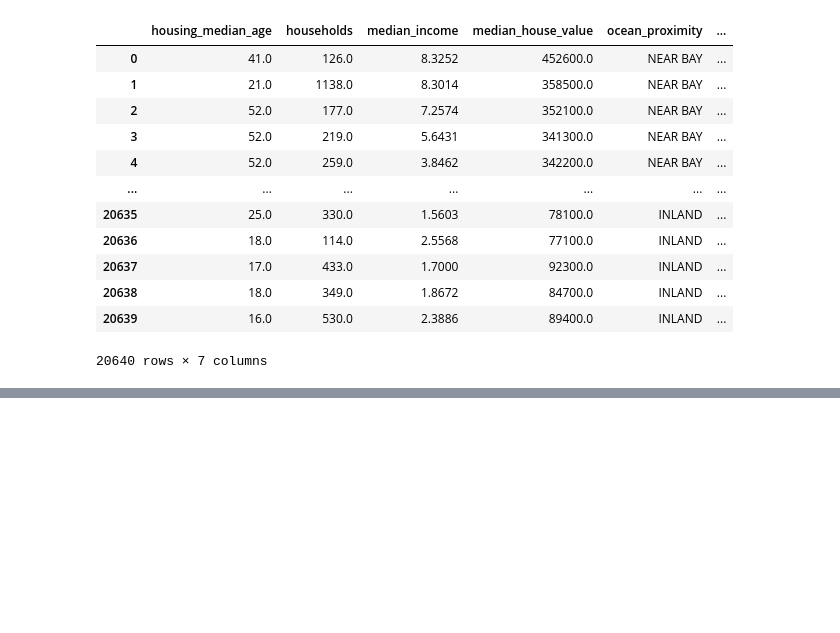
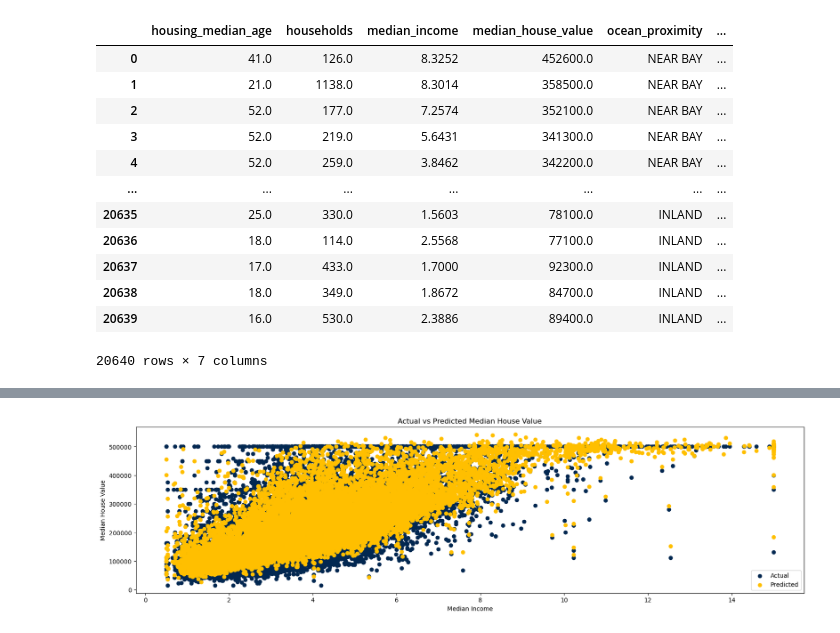
Before and after one commit to 3dsoriano/ddsc_housing_market_analysis, a Jupyter notebook: DDSC_Code.ipynb, the cells around one changed output, grey strips where cells are left out. Saved outputs shown, nothing was run; the diff lists cells and outputs as text; code cells hidden in the pictures; blank space fills up the shorter version.

```diff
--- a/DDSC_Code.ipynb
+++ b/DDSC_Code.ipynb
@@ -71,6 +77,8 @@ OCEAN_1H
 # %%
-X = df1[['median_income', 'housing_median_age', 'bedrooms_per_home']]
-y = df1['median_house_value']
+## SPLITTING THE DATA
+from sklearn.model_selection import train_test_split
+features = df1[['housing_median_age', 'households', 'median_income', 'avg_people_living_home', 'bedrooms_per_home']]
+target = df1['median_house_value']
 
-X_train, X_test, y_train, y_test = train_test_split(X, y, test_size=0.2, random_state=42)
+X_train, X_test, y_train, y_test = train_test_split(features, target, test_size=0.2, random_state=42)
 # %%
@@ -96,0 +185,16 @@ X_train, X_test, y_train, y_test = preprocess_and_split_data(df1, target_column,
+# %%
+import matplotlib.pyplot as plt
+
+plt.figure(figsize=(20, 5))
+
+plt.scatter(df1['median_income'], df1['median_house_value'], label='Actual', color='#022851')
+plt.scatter(df1['median_income'], df_pred['median_house_value_predicted'], label='Predicted', color='#FFBF00', alpha=1)
+
+plt.xlabel('Median Income')
+plt.ylabel('Median House Value')
+plt.title('Actual vs Predicted Median House Value')
+plt.legend()
+
+plt.show()
+# %% [output]
+[figure, added]
```
Also changed, not shown: parts of 6 cells of this notebook.
